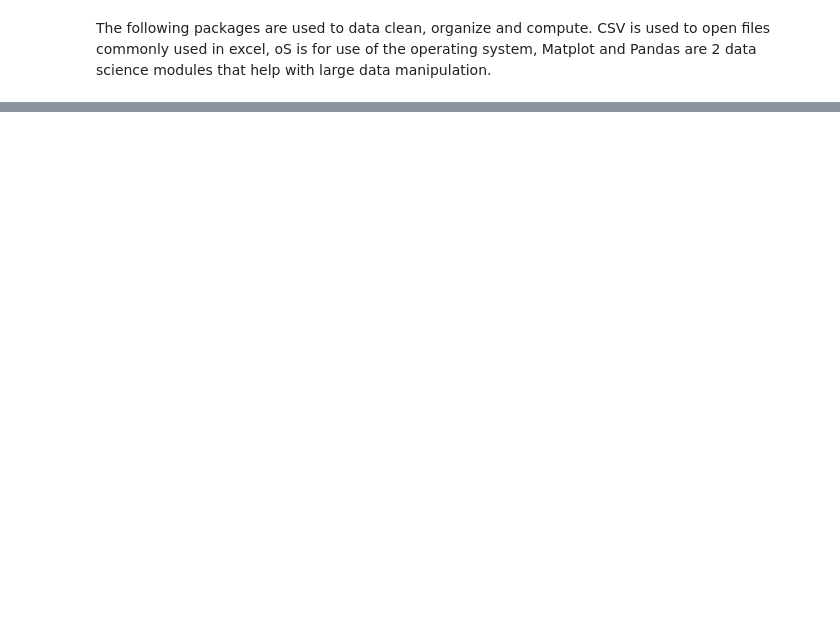
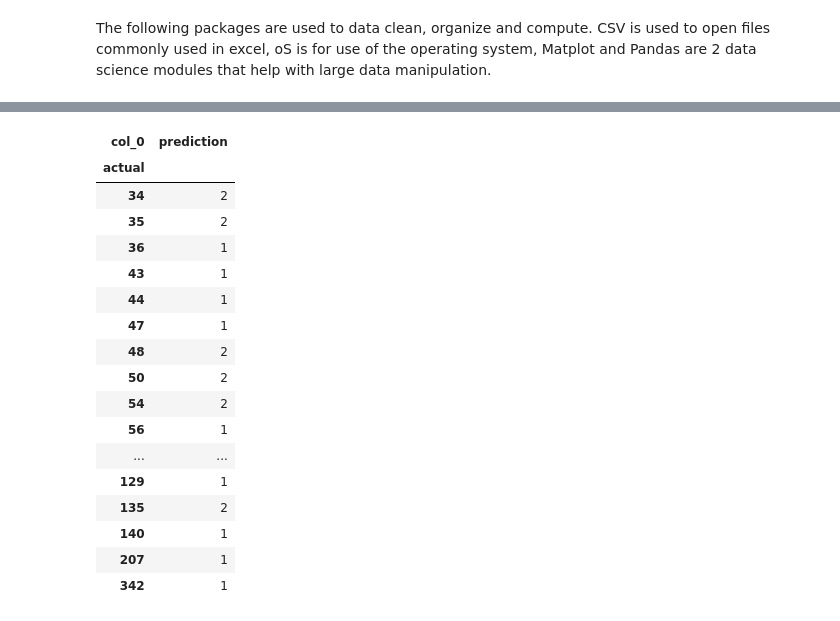
Before and after one commit to stuart-kieser/Land-value-GIS, a Jupyter notebook: avm.ipynb, the cells around one changed output, grey strips where cells are left out. Saved outputs shown, nothing was run; the diff lists cells and outputs as text; code cells hidden in the pictures; blank space fills up the shorter version.

```diff
--- a/avm.ipynb
+++ b/avm.ipynb
@@ -105,0 +245,2 @@ plt.show()
+# %%
+predictor = ["price", "area"]
@@ -105,0 +251,2 @@ plt.show()
+# %%
+preds = rf.predict(test[predictor])
@@ -105,0 +260,23 @@ plt.show()
+# %%
+combined = pd.DataFrame(dict(actual=test['area'], prediction=preds))
+# %%
+pd.crosstab(index=combined['actual'], columns=["prediction"])
+# %% [output]
+| col_0 | prediction |
+| actual |  |
+| 34 | 2 |
+| 35 | 2 |
+| 36 | 1 |
+| 43 | 1 |
+| 44 | 1 |
+| 47 | 1 |
+| 48 | 2 |
+| 50 | 2 |
+| 54 | 2 |
+| 56 | 1 |
+| ... | ... |
+| 129 | 1 |
+| 135 | 2 |
+| 140 | 1 |
+| 207 | 1 |
+| 342 | 1 |
```
Also changed, not shown: parts of 23 cells of this notebook, 6 other files.
